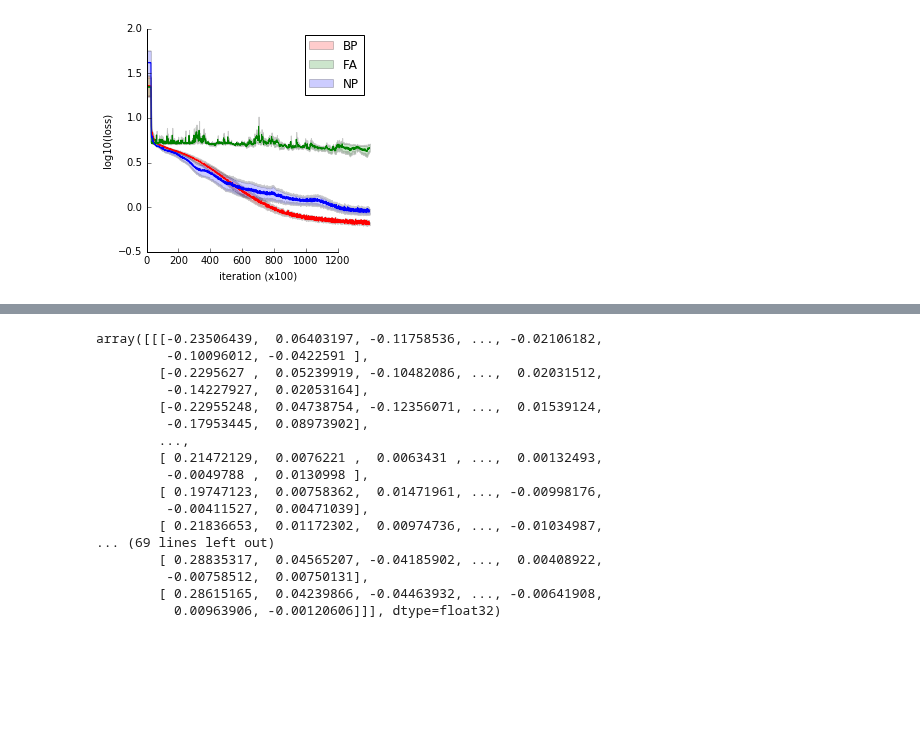
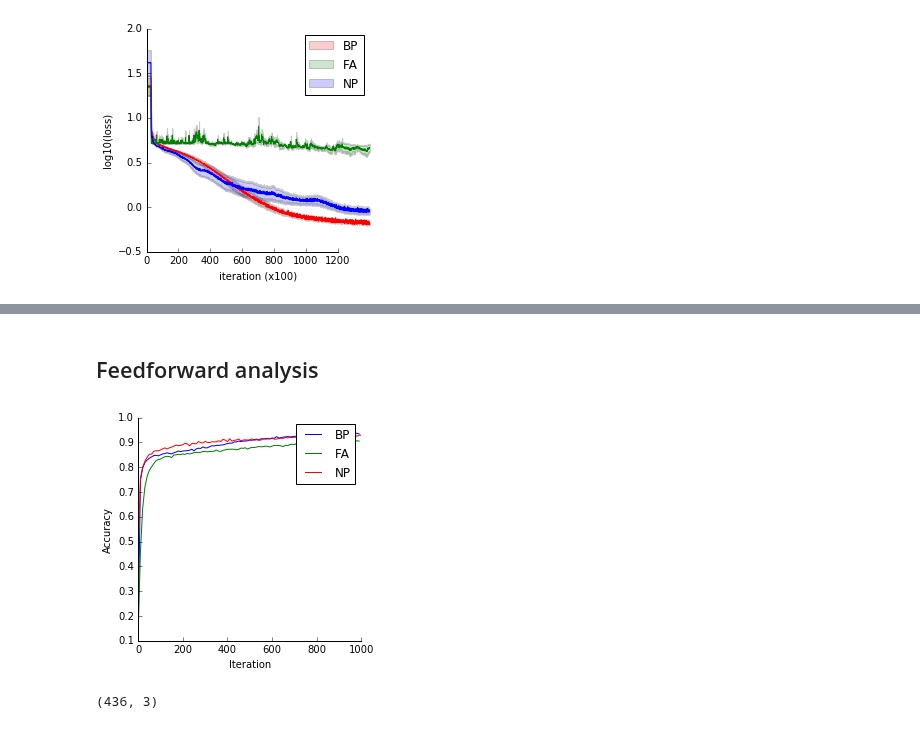
Before and after one commit to benlansdell/synthfeedback, a Jupyter notebook: notebooks/cosyne_plots.ipynb, the cells around one changed output, grey strips where cells are left out. Saved outputs shown, nothing was run; the diff lists cells and outputs as text; code cells hidden in the pictures; blank space fills up the shorter version.

```diff
--- a/notebooks/cosyne_plots.ipynb
+++ b/notebooks/cosyne_plots.ipynb
@@ -70,20 +74,39 @@ sns.despine(trim = True)
-# %%
-alignments['nodepert']
-# %% [output]
-array([[[-0.23506439,  0.06403197, -0.11758536, ..., -0.02106182,
-         -0.10096012, -0.0422591 ],
-        [-0.2295627 ,  0.05239919, -0.10482086, ...,  0.02031512,
-         -0.14227927,  0.02053164],
-        [-0.22955248,  0.04738754, -0.12356071, ...,  0.01539124,
-         -0.17953445,  0.08973902],
-        ...,
-        [ 0.21472129,  0.0076221 ,  0.0063431 , ...,  0.00132493,
-         -0.0049788 ,  0.0130998 ],
-        [ 0.19747123,  0.00758362,  0.01471961, ..., -0.00998176,
-         -0.00411527,  0.00471039],
-        [ 0.21836653,  0.01172302,  0.00974736, ..., -0.01034987,
-... (69 lines left out)
-        [ 0.28835317,  0.04565207, -0.04185902, ...,  0.00408922,
-         -0.00758512,  0.00750131],
-        [ 0.28615165,  0.04239866, -0.04463932, ..., -0.00641908,
-          0.00963906, -0.00120606]]], dtype=float32)
+# %% [markdown]
+## Feedforward analysis
+# %%
+#Load data from csv files
+
+#Load BP loss and acc
+bp_acc = np.array(pd.read_csv('./cosyne_analysis/bp_run_summary_train-tag-acc_1.csv'))
+bp_loss = np.array(pd.read_csv('./cosyne_analysis/bp_run_summary_train-tag-loss_2.csv'))
+
+#Load FA loss, acc, and alignment of two layers
+fa_acc = np.array(pd.read_csv('./cosyne_analysis/fa_run_summary_train-tag-acc_1.csv'))
+fa_loss = np.array(pd.read_csv('./cosyne_analysis/fa_run_summary_train-tag-loss_2.csv'))
+fa_align1 = np.array(pd.read_csv('./cosyne_analysis/fa_run_summary_train-tag-align_B1_1.csv'))
+fa_align2 = np.array(pd.read_csv('./cosyne_analysis/fa_run_summary_train-tag-align_B2_1.csv'))
+
+#Load NP loss, acc, and alignment of two layers
+np_acc = np.array(pd.read_csv('./cosyne_analysis/np_run_summary_train-tag-acc_1.csv'))
+#np_loss = np.array(pd.read_csv('./cosyne_analysis/np_run_summary_train-tag-loss_2.csv'))
+np_align1 = np.array(pd.read_csv('./cosyne_analysis/np_run_summary_train-tag-align_B3_1.csv'))
+#np_align2 = np.array(pd.read_csv('./cosyne_analysis/np_run_summary_train-tag-align_B1_1.csv'))
+# %%
+#Error plots
+plt.figure(figsize = (4,4))
+n = fa_acc.shape[0]
+plt.plot(range(0,n,10), bp_acc[::10,2])
+plt.plot(range(0,n,10), fa_acc[::10,2])
+plt.plot(10*np.arange(101), np_acc[335:,2])
+plt.xlabel('Iteration')
+plt.ylabel('Accuracy')
+sns.despine(trim=True)
+plt.legend(['BP', 'FA', 'NP'])
+plt.savefig('./figures/cosyne_plots_fig1bi.pdf')
+# %% [output]
+[figure, added]
+# %%
+#Loss plots
+np_acc.shape
+# %% [output]
+(436, 3)
```
Also changed, not shown: parts of 10 cells of this notebook, 17 other files.
